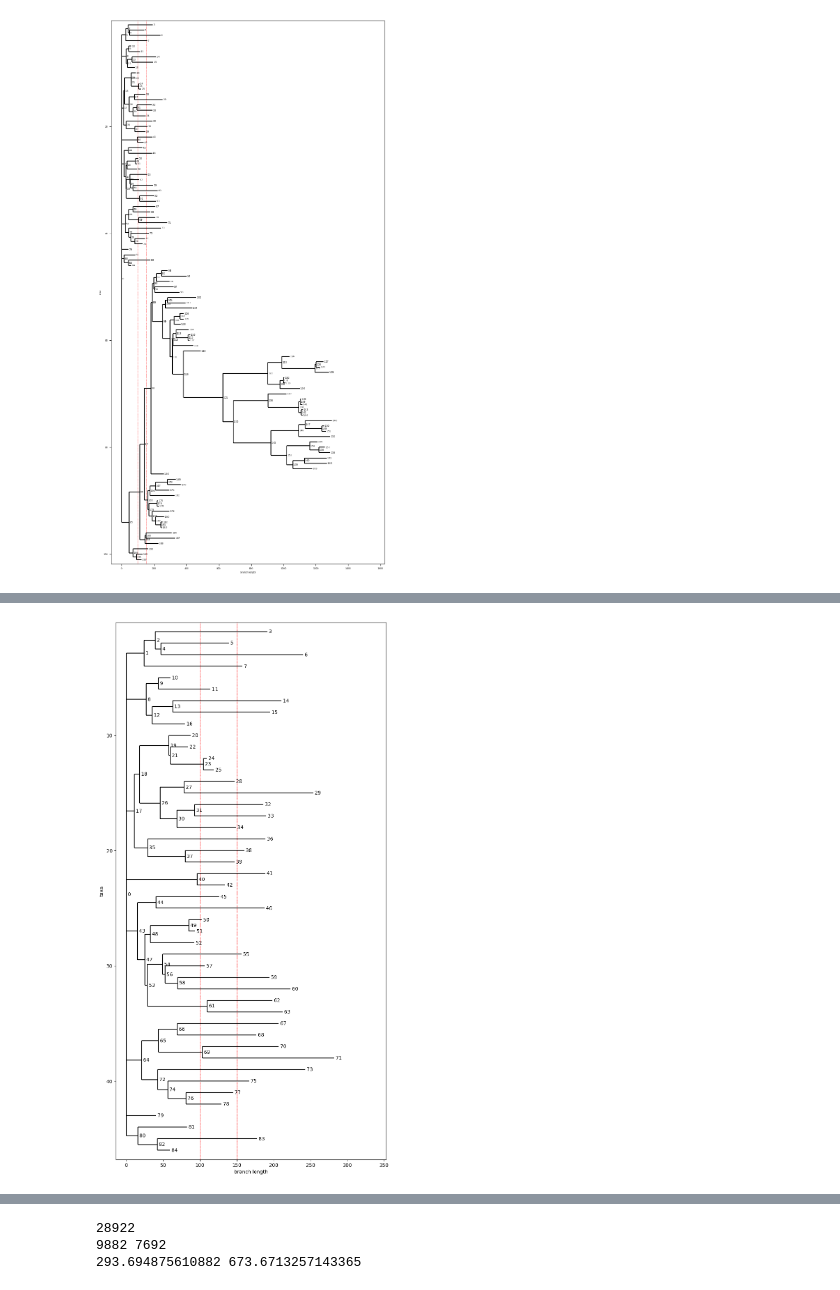
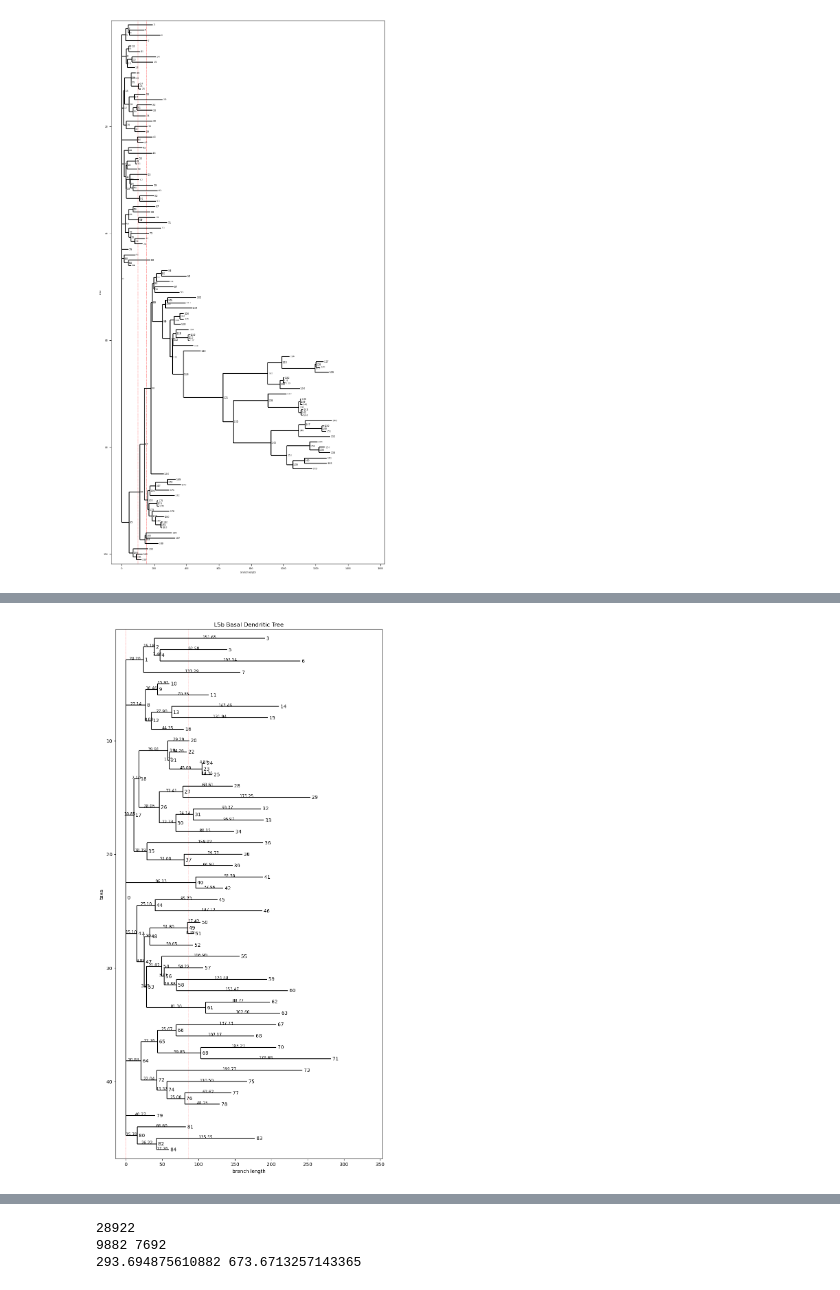
Before and after one commit to jingchengsimon/NeuronWithNetworkx, a Jupyter notebook: Polytree.ipynb, the cells around one changed output, grey strips where cells are left out. Drawn from its saved outputs; the diff is of its cells as text; code cells hidden in the pictures.

```diff
--- a/Polytree.ipynb
+++ b/Polytree.ipynb
@@ -152,40 +170,24 @@ Phylo.draw(tree, axes=axes)
 # %%
 # 读取树结构
 tree = Phylo.read("L5_morphology.xml", "phyloxml")
-
-# 递归遍历分支并编号
-def assign_branch_numbers(clade, branch_list, count=0):
-    """
-    给树的每个分支编号，并记录在 branch_list 中。
-    """
-    branch_list.append((count, clade))
-    count += 1
-    for child in clade.clades:
-        count = assign_branch_numbers(child, branch_list, count)
-    return count
 
 # 获取所有分支的编号
 branch_list = []  # 保存 (编号, 分支对象)
 assign_branch_numbers(tree.root, branch_list)
 
 # 保留 0 到 84 编号的分支
-branch_numbers_to_keep = range(85)
-branches_to_keep = {clade for num, clade in branch_list if num in branch_numbers_to_keep}
-
-# 递归移除不需要的分支
-def prune_tree(clade):
-    clade.clades = [child for child in clade.clades if child in branches_to_keep]
-    for child in clade.clades:
-        prune_tree(child)
-
+branches_to_keep = {clade for num, clade in branch_list if num in range(85)}
 prune_tree(tree.root)
 
 # 绘制筛选后的树
 matplotlib.rc('font', size=10)
 fig = plt.figure(figsize=(10, 20), dpi=100)
 axes = fig.add_subplot(1, 1, 1)
-axes.axvline(x=100, color="red", linestyle="--", linewidth=0.5)
-axes.axvline(x=150, color="red", linestyle="--", linewidth=0.5)
-Phylo.draw(tree, axes=axes)
+axes.axvline(x=0, color="red", linestyle="--", linewidth=0.5)
+axes.axvline(x=86, color="red", linestyle="--", linewidth=0.5)
+plt.title("L5b Basal Dendritic Tree")
+
+# Phylo.draw(tree, axes=axes)
+Phylo.draw(tree, branch_labels=lambda c: f"{c.branch_length:.2f}" if c.branch_length is not None else "", axes=axes)
 # %% [output]
-[figure, old version]
+[figure, new version]
```
Also changed, not shown: parts of 10 cells of this notebook, 10 other files.
